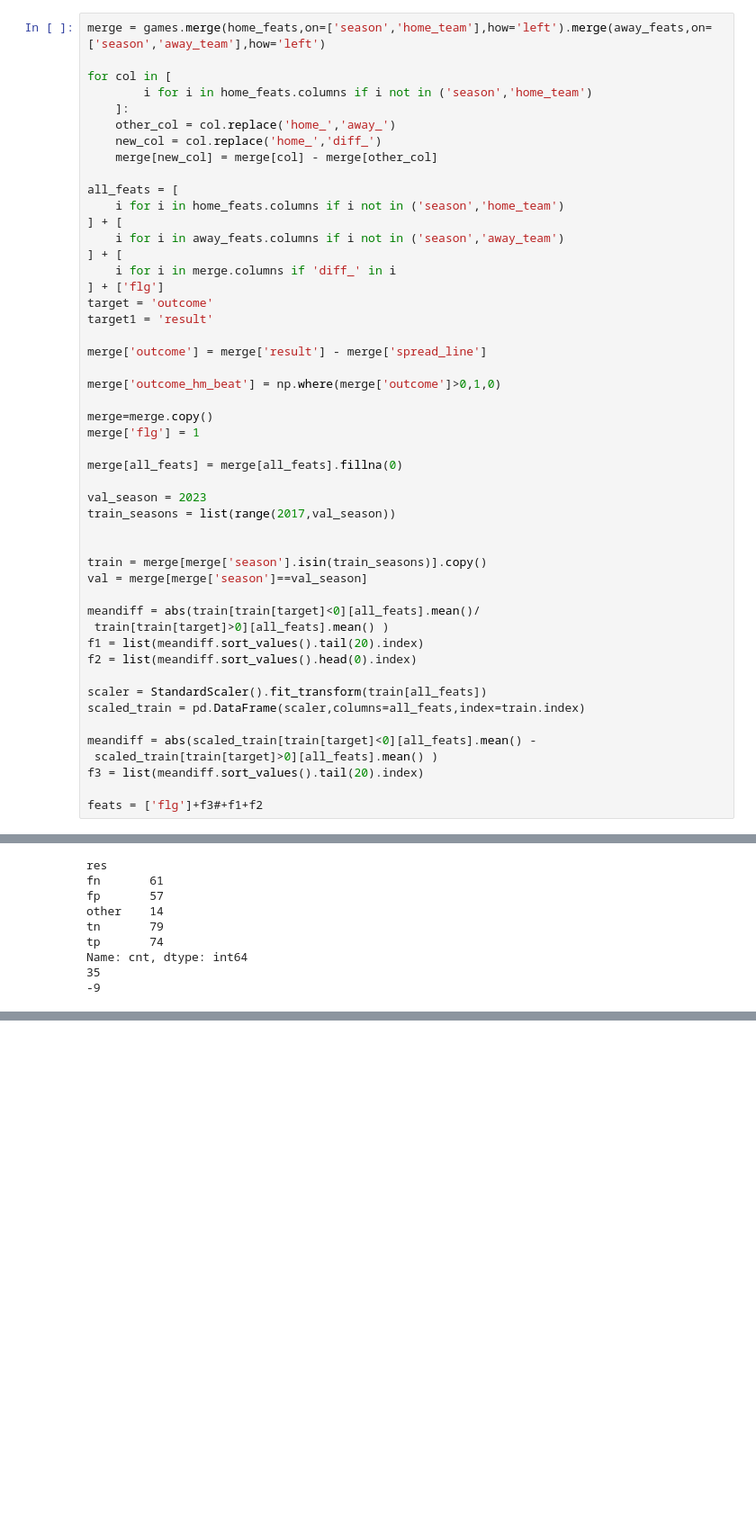
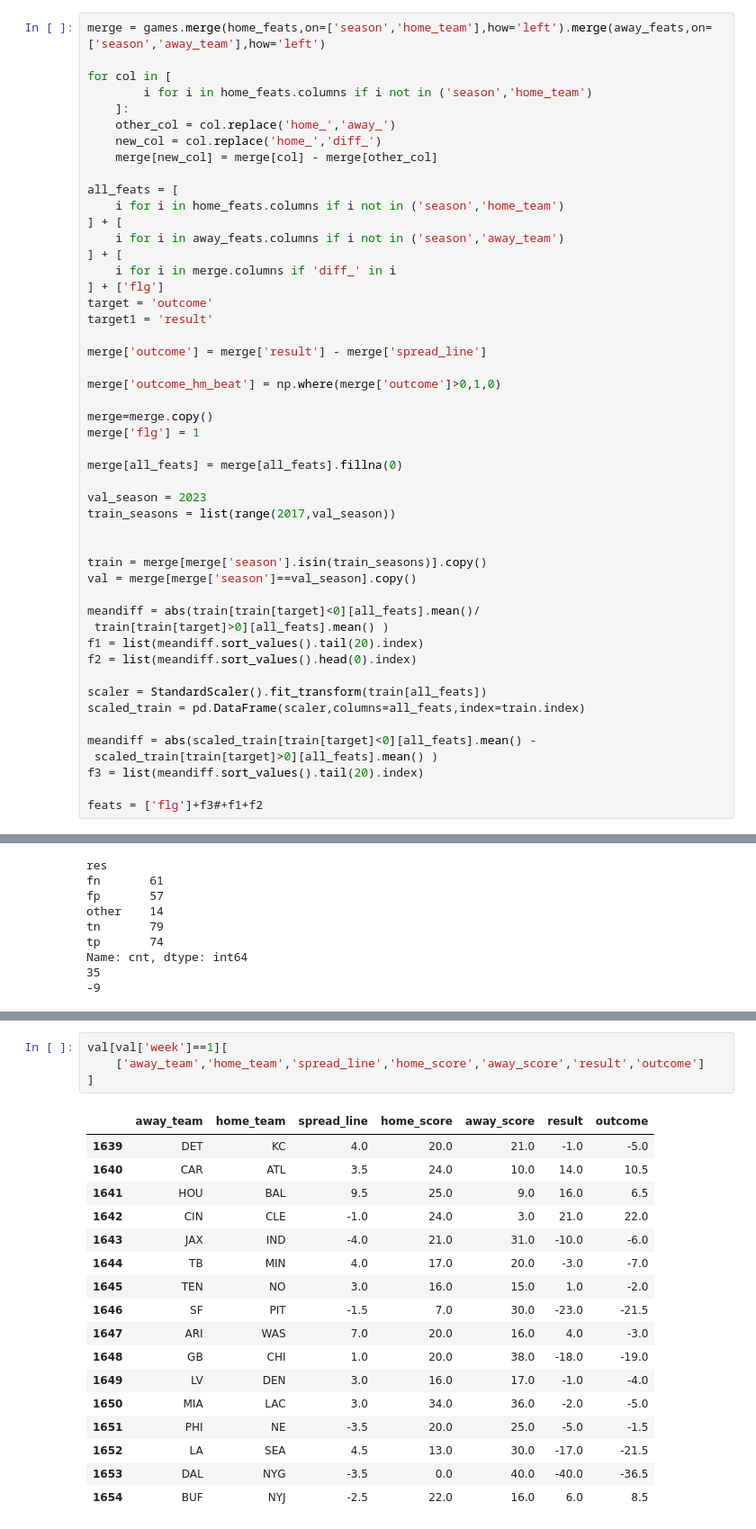
Before and after one commit to JLivingston01/pick-em, a Jupyter notebook: notebook_experiments/_2_model.ipynb, the cells around one changed output, grey strips where cells are left out. Shown at 90% size. Drawn from its saved outputs; the diff is of its cells as text; blank space fills up the shorter version.

```diff
--- a/notebook_experiments/_2_model.ipynb
+++ b/notebook_experiments/_2_model.ipynb
@@ -67,7 +67,7 @@ train_seasons = list(range(2017,val_season))
 
 
 train = merge[merge['season'].isin(train_seasons)].copy()
-val = merge[merge['season']==val_season]
+val = merge[merge['season']==val_season].copy()
 
 meandiff = abs(train[train[target]<0][all_feats].mean()/
  train[train[target]>0][all_feats].mean() )
@@ -214,0 +282,22 @@ plt.show()
+# %%
+val[val['week']==1][
+    ['away_team','home_team','spread_line','home_score','away_score','result','outcome']
+]
+# %% [output]
+|  | away_team | home_team | spread_line | home_score | away_score | result | outcome |
+| 1639 | DET | KC | 4.0 | 20.0 | 21.0 | -1.0 | -5.0 |
+| 1640 | CAR | ATL | 3.5 | 24.0 | 10.0 | 14.0 | 10.5 |
+| 1641 | HOU | BAL | 9.5 | 25.0 | 9.0 | 16.0 | 6.5 |
+| 1642 | CIN | CLE | -1.0 | 24.0 | 3.0 | 21.0 | 22.0 |
+| 1643 | JAX | IND | -4.0 | 21.0 | 31.0 | -10.0 | -6.0 |
+| 1644 | TB | MIN | 4.0 | 17.0 | 20.0 | -3.0 | -7.0 |
+| 1645 | TEN | NO | 3.0 | 16.0 | 15.0 | 1.0 | -2.0 |
+| 1646 | SF | PIT | -1.5 | 7.0 | 30.0 | -23.0 | -21.5 |
+| 1647 | ARI | WAS | 7.0 | 20.0 | 16.0 | 4.0 | -3.0 |
+| 1648 | GB | CHI | 1.0 | 20.0 | 38.0 | -18.0 | -19.0 |
+| 1649 | LV | DEN | 3.0 | 16.0 | 17.0 | -1.0 | -4.0 |
+| 1650 | MIA | LAC | 3.0 | 34.0 | 36.0 | -2.0 | -5.0 |
+| 1651 | PHI | NE | -3.5 | 20.0 | 25.0 | -5.0 | -1.5 |
+| 1652 | LA | SEA | 4.5 | 13.0 | 30.0 | -17.0 | -21.5 |
+| 1653 | DAL | NYG | -3.5 | 0.0 | 40.0 | -40.0 | -36.5 |
+| 1654 | BUF | NYJ | -2.5 | 22.0 | 16.0 | 6.0 | 8.5 |
```
Also changed, not shown: parts of 6 cells of this notebook.
